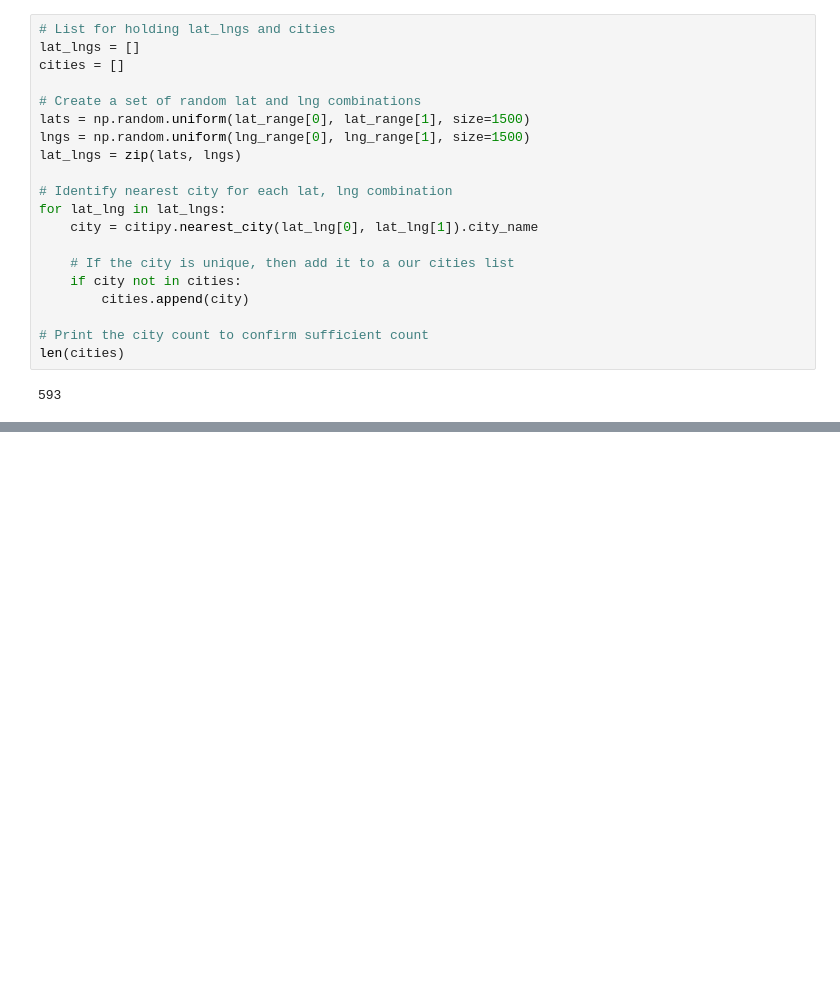
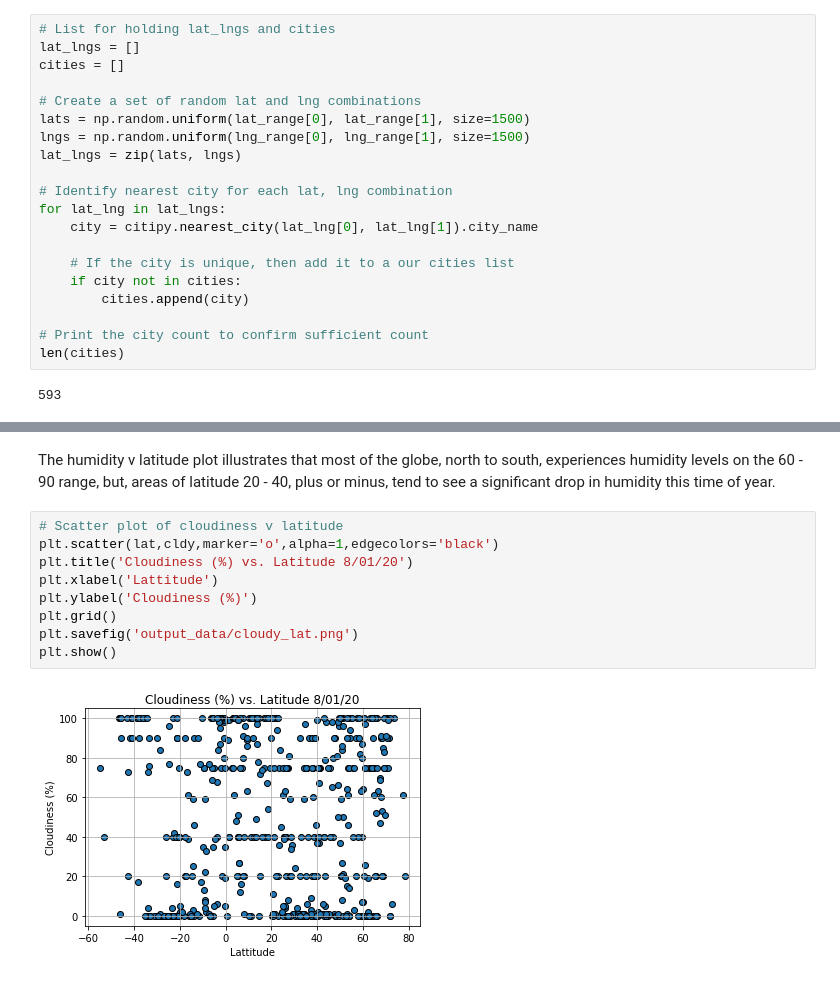
Before and after one commit to dborowski16/python-api-challenge, a Jupyter notebook: WeatherPy/WeatherPyFinal.ipynb, the cells around one changed output, grey strips where cells are left out. Drawn from its saved outputs; the diff is of its cells as text; blank space fills up the shorter version.

```diff
--- a/WeatherPy/WeatherPyFinal.ipynb
+++ b/WeatherPy/WeatherPyFinal.ipynb
@@ -313,0 +198,13 @@ The r-squared value is 0.003362095182244326
+# %% [markdown]
+The humidity v latitude plot illustrates that most of the globe, north to south, experiences humidity levels on the 60 - 90 range, but, areas of latitude 20 - 40, plus or minus, tend to see a significant drop in humidity this time of year.
+# %%
+# Scatter plot of cloudiness v latitude
+plt.scatter(lat,cldy,marker='o',alpha=1,edgecolors='black')
+plt.title('Cloudiness (%) vs. Latitude 8/01/20')
+plt.xlabel('Lattitude')
+plt.ylabel('Cloudiness (%)')
+plt.grid()
+plt.savefig('output_data/cloudy_lat.png')
+plt.show()
+# %% [output]
+[figure, added]
```
Also changed, not shown: parts of 45 cells of this notebook, 13 other files.
